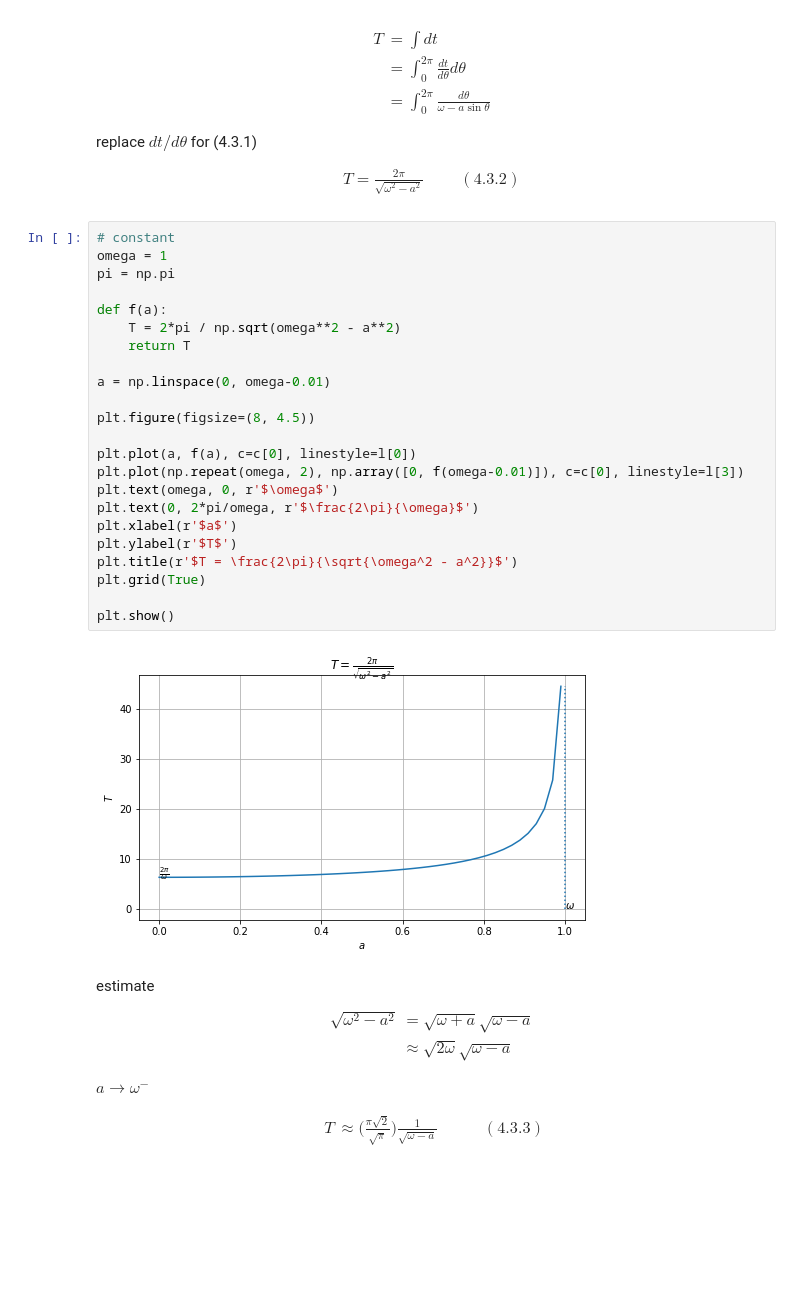
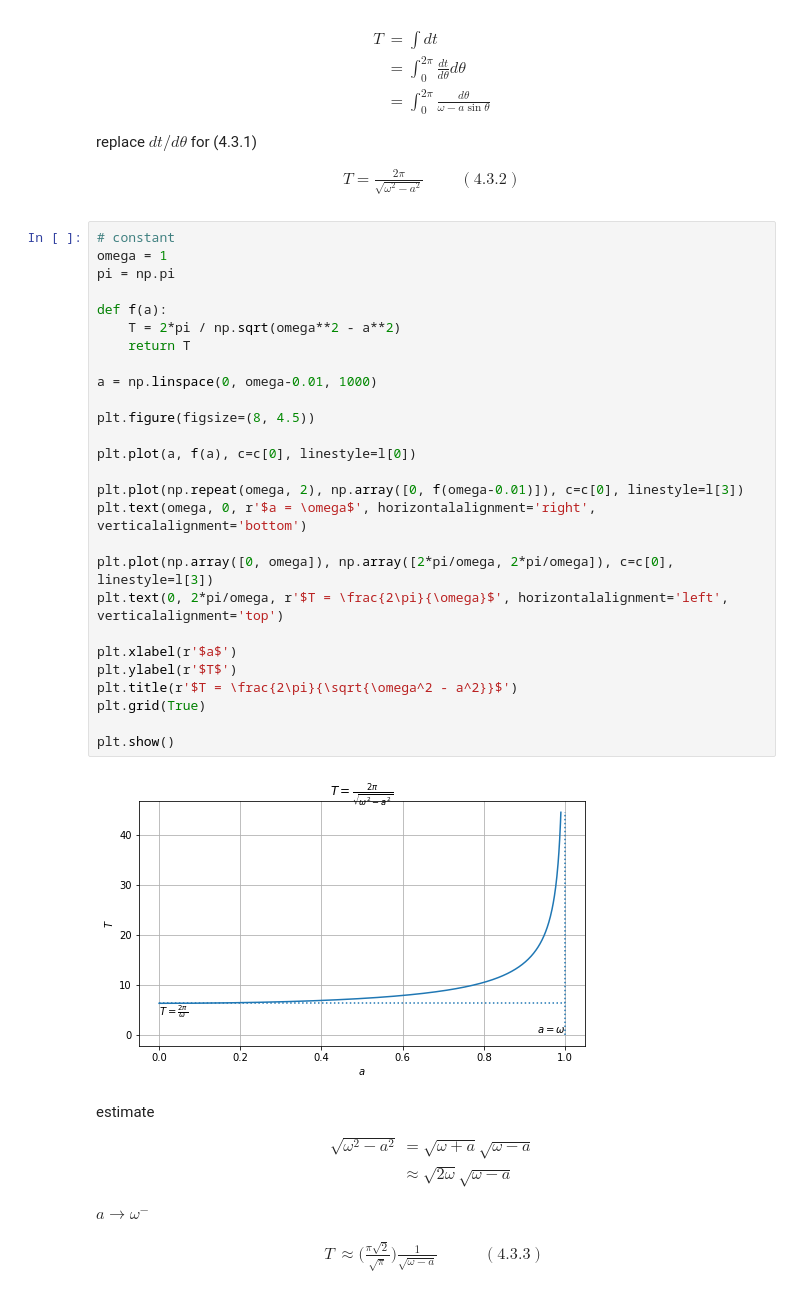
Before and after one commit to shumez/NLDC, a Jupyter notebook: c04/note.ipynb, the cells around one changed output. Drawn from its saved outputs; the diff is of its cells as text; blank space fills up the shorter version.

```diff
--- a/c04/note.ipynb
+++ b/c04/note.ipynb
@@ -252,28 +252,32 @@ T = \frac{2\pi}{\sqrt{\omega^2 - a^2}}
 # %%
 # constant
 omega = 1
 pi = np.pi
 
 def f(a):
     T = 2*pi / np.sqrt(omega**2 - a**2)
     return T
 
-a = np.linspace(0, omega-0.01)
+a = np.linspace(0, omega-0.01, 1000)
 
 plt.figure(figsize=(8, 4.5))
 
 plt.plot(a, f(a), c=c[0], linestyle=l[0])
+
 plt.plot(np.repeat(omega, 2), np.array([0, f(omega-0.01)]), c=c[0], linestyle=l[3])
-plt.text(omega, 0, r'$\omega$')
-plt.text(0, 2*pi/omega, r'$\frac{2\pi}{\omega}$')
+plt.text(omega, 0, r'$a = \omega$', horizontalalignment='right', verticalalignment='bottom')
+
+plt.plot(np.array([0, omega]), np.array([2*pi/omega, 2*pi/omega]), c=c[0], linestyle=l[3])
+plt.text(0, 2*pi/omega, r'$T = \frac{2\pi}{\omega}$', horizontalalignment='left', verticalalignment='top')
+
 plt.xlabel(r'$a$')
 plt.ylabel(r'$T$')
 plt.title(r'$T = \frac{2\pi}{\sqrt{\omega^2 - a^2}}$')
 plt.grid(True)
 
 plt.show()
 # %% [output]
-[figure, old version]
+[figure, new version]
 # %% [markdown]
 estimate
 $$\begin{align*}
```
Also changed, not shown: parts of 5 cells of this notebook.
